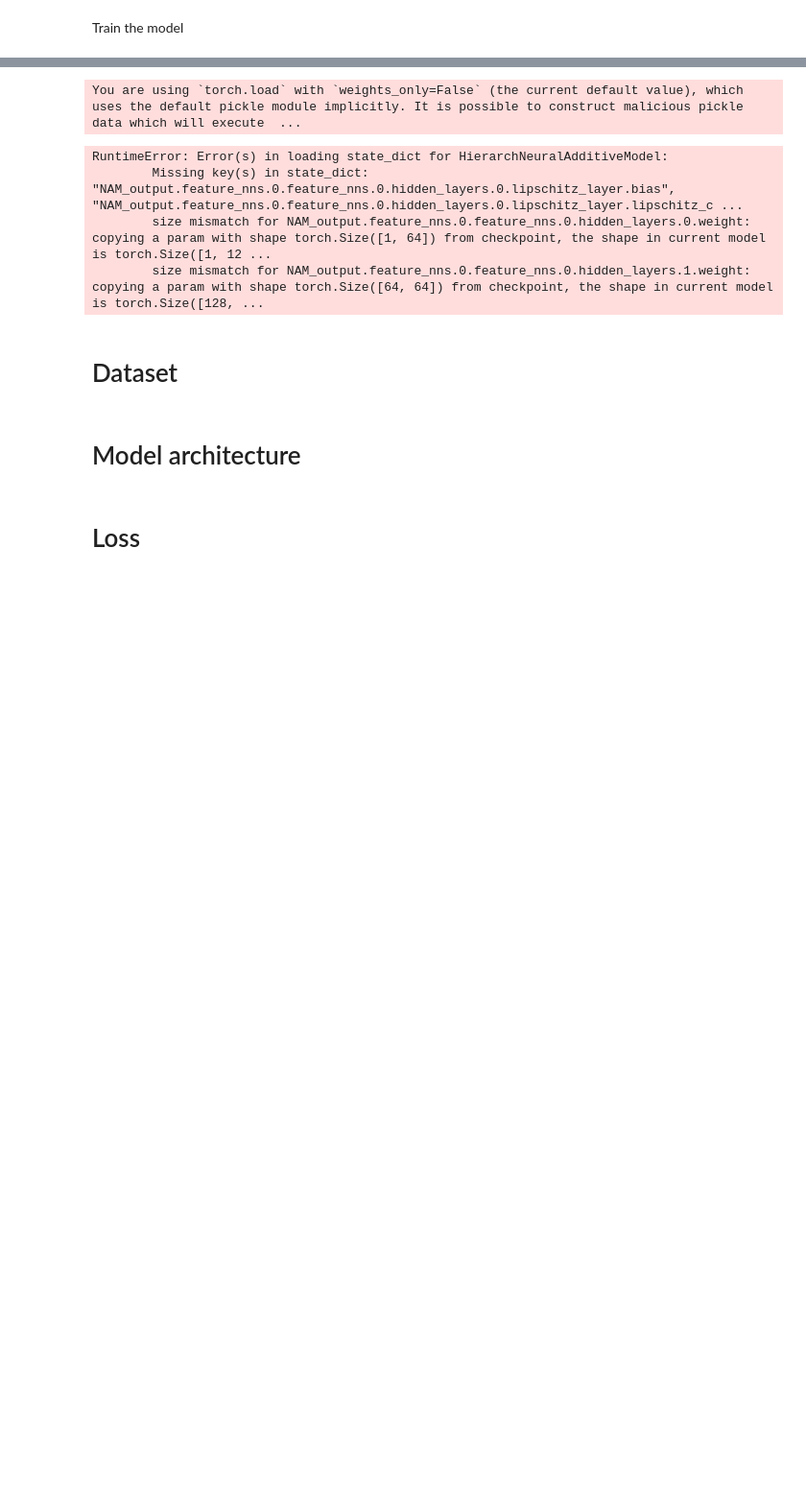
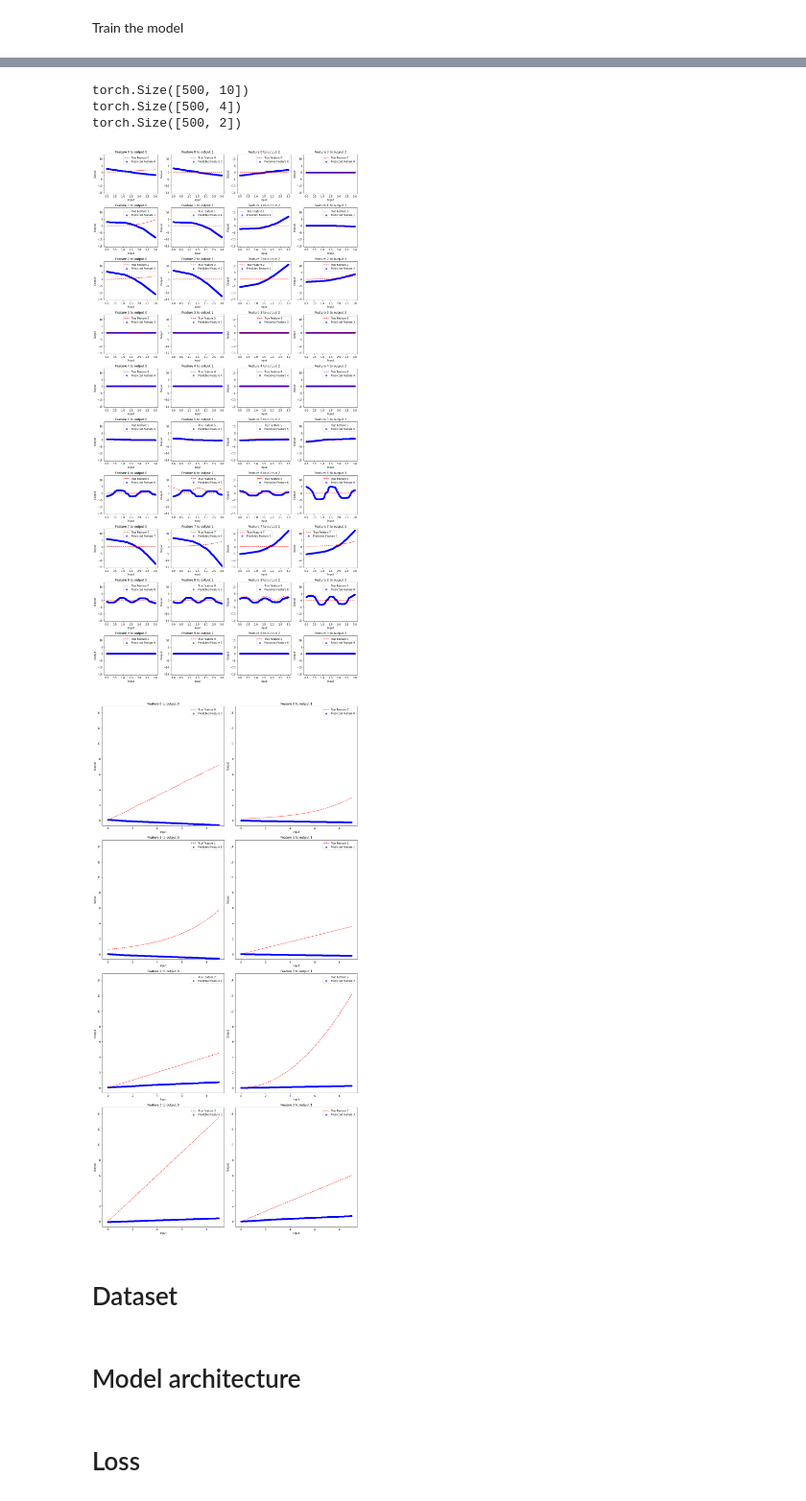
Before and after one commit to yuvalzehavi22/multi-classification-NAM, a Jupyter notebook: multi_class_nam.ipynb, the cells around one changed output, grey strips where cells are left out. Shown: that part at 96% size. Cells and saved outputs as stored; diff of their text form; code cells hidden in the pictures; blank space fills up the shorter version.

```diff
--- a/multi_class_nam.ipynb
+++ b/multi_class_nam.ipynb
@@ -412,0 +629,5 @@ torch.Size([500, 2])
+# %%
+with torch.no_grad():
+    feature_output = model.NAM_output.feature_nns[0](x_values_phase1[:, 0])[:, 0].cpu().numpy()
+
+feature_output
@@ -413,23 +652,6 @@ torch.Size([500, 2])
 # %%
-def get_shape_functions_synthetic_data1(model, args, num_test_exp=1000):
-    _, y_phase1, shape_functions_phase1 = SyntheticDatasetGenerator.get_synthetic_data_phase1(num_test_exp, args.in_features, is_test=True)
-    _, shape_functions_phase2 = SyntheticDatasetGenerator.get_synthetic_data_phase2(y_phase1, is_test=True)
+def visualize_combined_gam(model, x_values, input_dim, output_dim, shape_functions, vis_lat_features=False):
 
-    x_values = torch.linspace(0, 3, num_test_exp).reshape(-1, 1)
-
-    input_dim = args.in_features
-    output_dim = args.latent_dim
-    visualize_combined_gam1(model, x_values, input_dim, output_dim, shape_functions_phase1, vis_lat_features=True)
-
-    if args.hierarch_net:
-        input_dim = args.latent_dim
-        output_dim = args.output_dim
-        visualize_combined_gam1(model, x_values, input_dim, output_dim, shape_functions_phase2)
-
-    return
-
-
-def visualize_combined_gam1(model, x_values, input_dim, output_dim, shape_functions, vis_lat_features=False):
     model.eval()  # Set model to evaluation mode
     device = next(model.parameters()).device  # Get the device model is on
 
@@ -497,10 +719,7 @@ def visualize_combined_gam1(model, x_values, input_dim, output_dim, shape_functi
                 ax1.legend()
 
     plt.tight_layout()
-    if vis_lat_features:
-        fig_name = "Shape functions for phase1"
-    else:
-        fig_name = "Shape functions for phase2"
+    plt.show()
+    plt.close()
 
-    plt.show()
     return
@@ -516,11 +725,0 @@ torch.Size([500, 2])
-# %%
-model.load_state_dict(torch.load("best_model.pt"))
-model.eval()
-
-get_shape_functions_synthetic_data(model, args, num_test_exp=500)
-# %% [output]
-You are using `torch.load` with `weights_only=False` (the current default value), which uses the default pickle module implicitly. It is possible to construct malicious pickle data which will execute  ...
-RuntimeError: Error(s) in loading state_dict for HierarchNeuralAdditiveModel:
-        Missing key(s) in state_dict: "NAM_output.feature_nns.0.feature_nns.0.hidden_layers.0.lipschitz_layer.bias", "NAM_output.feature_nns.0.feature_nns.0.hidden_layers.0.lipschitz_layer.lipschitz_c ...
-        size mismatch for NAM_output.feature_nns.0.feature_nns.0.hidden_layers.0.weight: copying a param with shape torch.Size([1, 64]) from checkpoint, the shape in current model is torch.Size([1, 12 ...
-        size mismatch for NAM_output.feature_nns.0.feature_nns.0.hidden_layers.1.weight: copying a param with shape torch.Size([64, 64]) from checkpoint, the shape in current model is torch.Size([128, ...
@@ -552,0 +726,14 @@ visualize_gam(model, x_values.to(device), input_dim, output_dim, vis_lat_feature
+# %%
+input_dim_phase1 = args.in_features
+output_dim_phase1 = args.latent_dim
+visualize_combined_gam(model, x_values_phase1, input_dim_phase1, output_dim_phase1, shape_functions_phase1, vis_lat_features=True)
+
+input_dim_phase2 = args.latent_dim
+output_dim_phase2 = args.output_dim
+visualize_combined_gam(model, x_values_phase2, input_dim_phase2, output_dim_phase2, shape_functions_phase2)
+# %% [output]
+torch.Size([500, 10])
+torch.Size([500, 4])
+torch.Size([500, 2])
+[figure, added]
+[figure, added]
```
Also changed, not shown: parts of 42 cells of this notebook, 8 other files.
